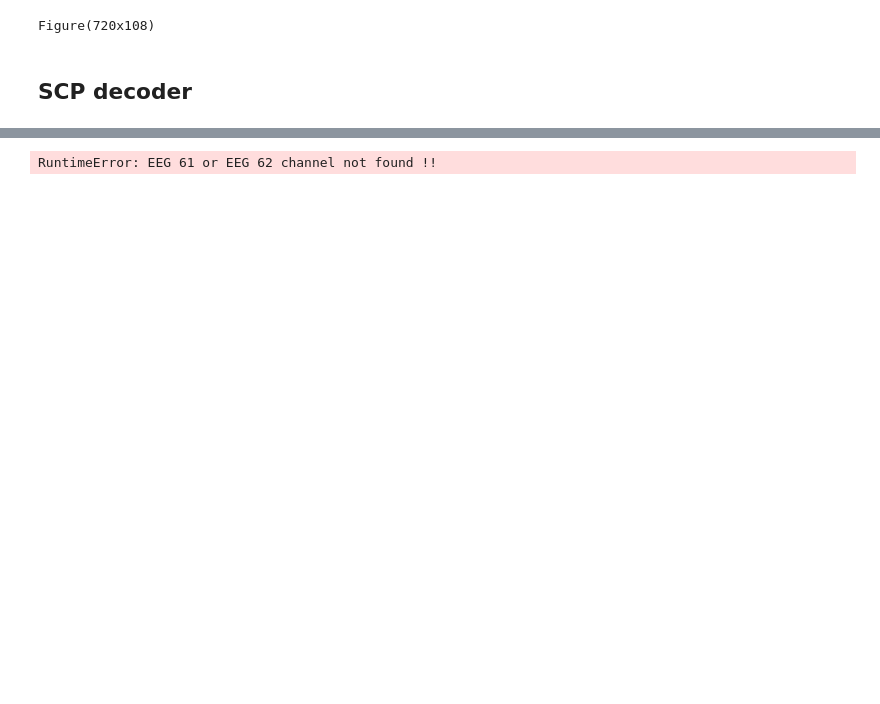
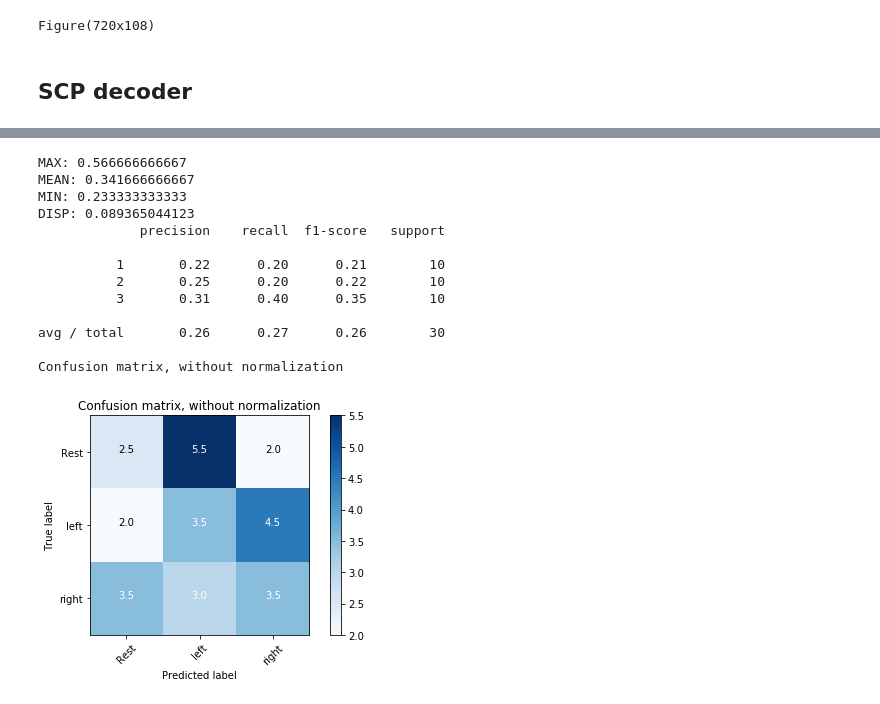
Before and after one commit to thisroot/eeglab, a Jupyter notebook: EEG_decoding_strategies.ipynb, the cells around one changed output, grey strips where cells are left out. Saved outputs shown, nothing was run; the diff lists cells and outputs as text; code cells hidden in the pictures; blank space fills up the shorter version.

```diff
--- a/EEG_decoding_strategies.ipynb
+++ b/EEG_decoding_strategies.ipynb
@@ -124,39 +277,50 @@ ValueError: Unable to generate artificial ECG channel
 # %%
+Y_train = epochs.events[:,-1]
+X_train = epochs.get_data()
+X_train = data_prep(X_train, 1000, 6, 16)
+
+vect = Vectorizer()
+X_train = vect.fit_transform(X_train)
 
 
-Y_train = epochs.events[:,-1]
-X_train = epochs.get_data()
-#X_train = data_prep(X_train, 1000, 6, 16)
+ica = FastICA(n_components=30)
+X_train = ica.fit_transform(X_train, Y_train)
 
-# train classifier
-
-average_eog = create_eog_epochs(epochs).average()
-print('We found %i EOG events' % average_eog.nave)
-average_eog.plot_joint()
-
-ica = ICA()
-ica.fit(epochs)
-ica.apply(epochs)
-
-X_mod = epochs.get_data()
-
-print X_train[0]
-print X_mod[0]
-
-X_train = csp.fit_transform(X_train, Y_train)
-print X_train.shape
-break
+svc = LinearDiscriminantAnalysis()
 svc.fit(X_train, Y_train)
 
-LDA_scores = []
+scores = []
+classification_report = []
+confusion_matrix = []
 for i in range(0, len(test_list)):
     X_test = data_prep(test_list[i]['X_test'], 1000, 6, 16)
-    X_test = csp.transform(X_test)
-    LDA_scores.append(svc.score(X_test, test_list[i]['Y_test']))
+    X_test = vect.fit_transform(X_test)
+    X_test = ica.transform(X_test)
+    scores.append(svc.score(X_test, test_list[i]['Y_test']))
+    classification_report.append(metrics.classification_report(test_list[i]['Y_test'], svc.predict(X_test)))
+    confusion_matrix.append(metrics.confusion_matrix(test_list[i]['Y_test'],svc.predict(X_test)))
 
-print "MAX:", np.max(LDA_scores)
-print "MEAN:", np.mean(LDA_scores)
-print "MIN:", np.min(LDA_scores)
-print "DISP:", np.std(LDA_scores)
+
+print "MAX:", np.max(scores)
+print "MEAN:", np.mean(scores)
+print "MIN:", np.min(scores)
+print "DISP:", np.std(scores)
+
+print classification_report[0]
+
+plot_mult_conf_matrices(confusion_matrix)
 # %% [output]
-RuntimeError: EEG 61 or EEG 62 channel not found !!
+MAX: 0.566666666667
+MEAN: 0.341666666667
+MIN: 0.233333333333
+DISP: 0.089365044123
+             precision    recall  f1-score   support
+
+          1       0.22      0.20      0.21        10
+          2       0.25      0.20      0.22        10
+          3       0.31      0.40      0.35        10
+
+avg / total       0.26      0.27      0.26        30
+
+Confusion matrix, without normalization
+[figure, added]
```
Also changed, not shown: parts of 13 cells of this notebook, 2 other files.
